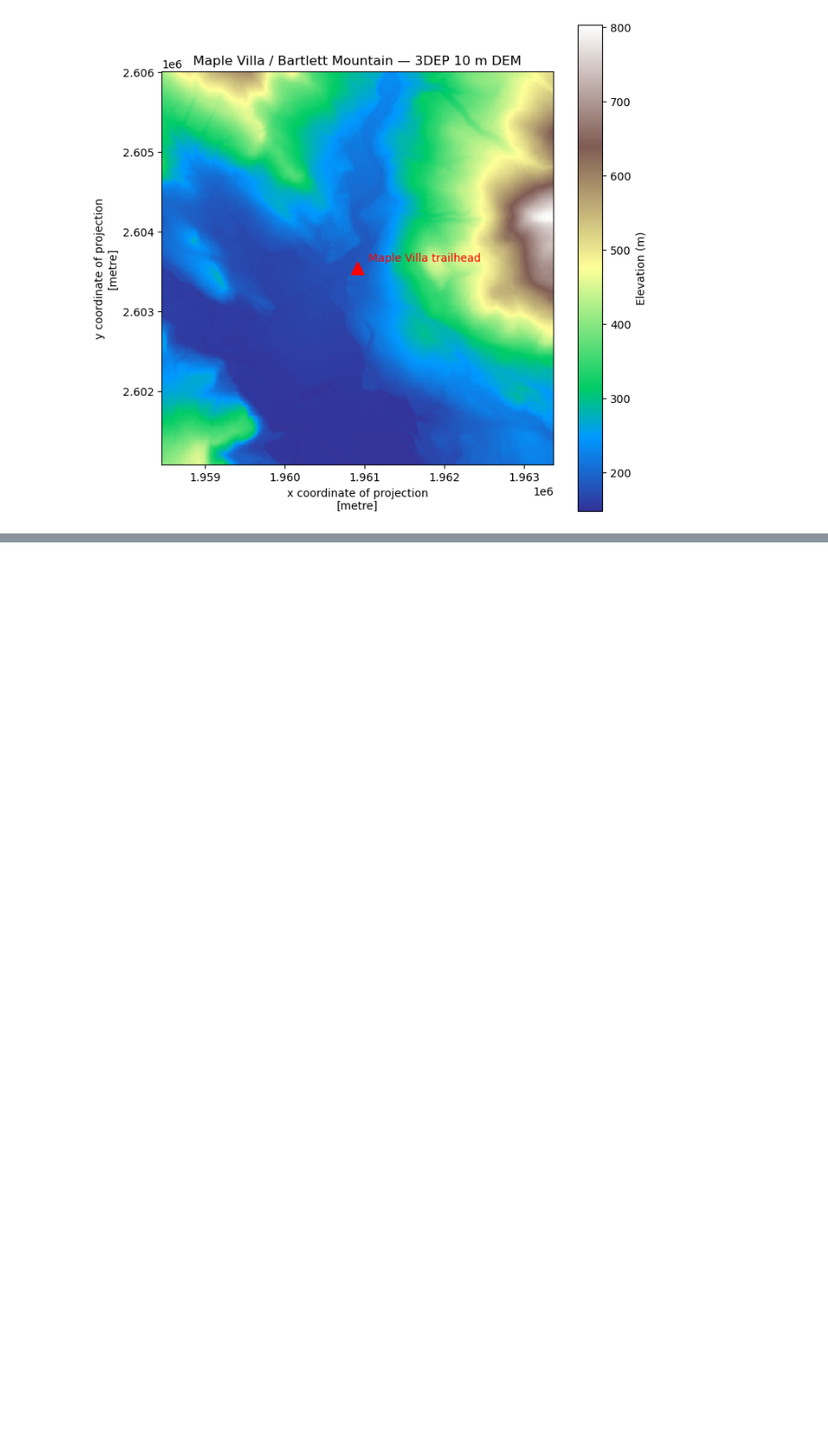
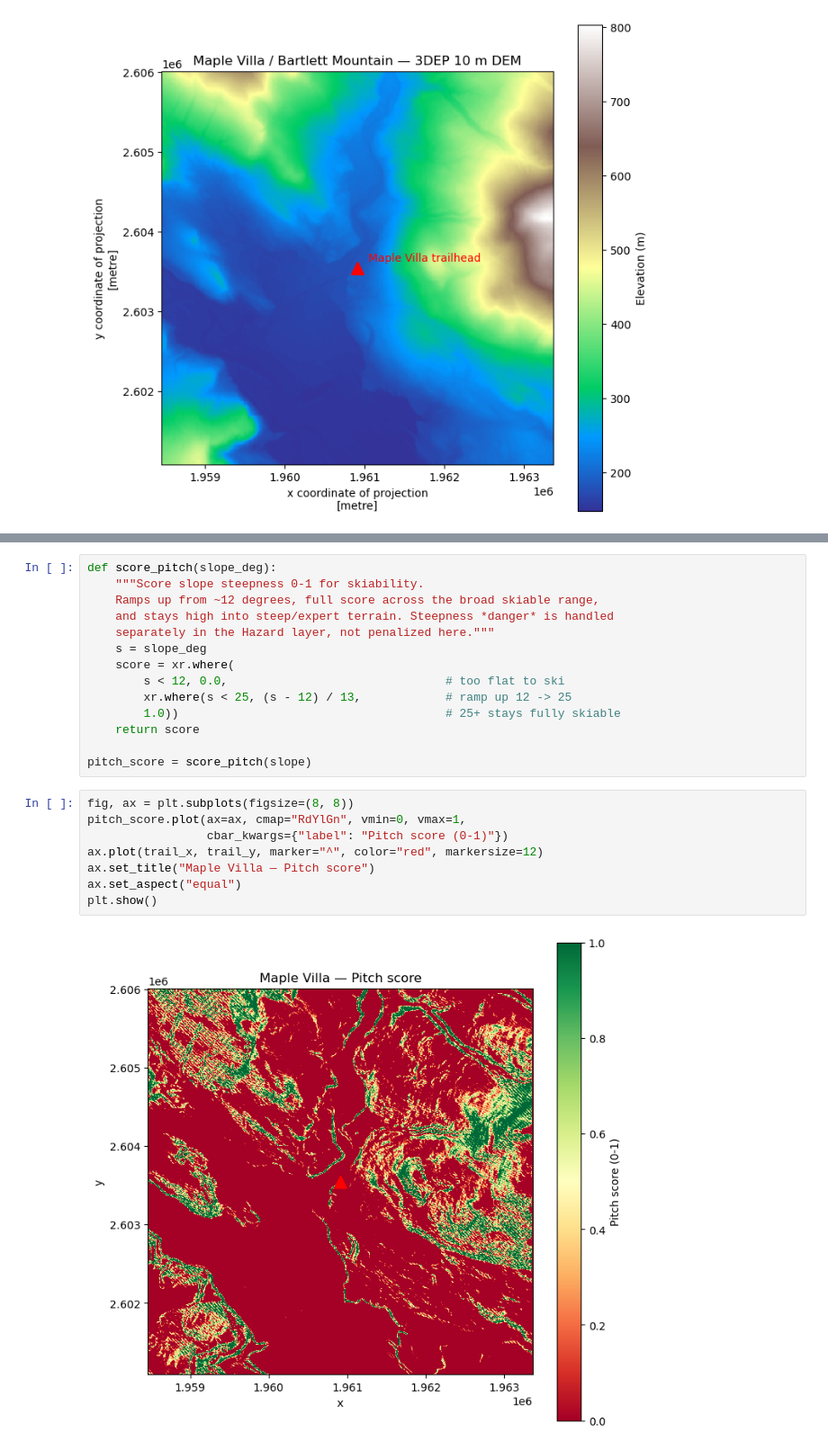
Before and after one commit to wernerns/POACH, a Jupyter notebook: notebooks/01_maple_villa_dem.ipynb, the cells around one changed output, grey strips where cells are left out. Shown at 90% size. Drawn from its saved outputs; the diff is of its cells as text; blank space fills up the shorter version.

```diff
--- a/notebooks/01_maple_villa_dem.ipynb
+++ b/notebooks/01_maple_villa_dem.ipynb
@@ -74,0 +151,24 @@ plt.show()
+# %%
+def score_pitch(slope_deg):
+    """Score slope steepness 0-1 for skiability.
+    Ramps up from ~12 degrees, full score across the broad skiable range,
+    and stays high into steep/expert terrain. Steepness *danger* is handled
+    separately in the Hazard layer, not penalized here."""
+    s = slope_deg
+    score = xr.where(
+        s < 12, 0.0,                               # too flat to ski
+        xr.where(s < 25, (s - 12) / 13,            # ramp up 12 -> 25
+        1.0))                                      # 25+ stays fully skiable
+    return score
+
+pitch_score = score_pitch(slope)
+# %%
+fig, ax = plt.subplots(figsize=(8, 8))
+pitch_score.plot(ax=ax, cmap="RdYlGn", vmin=0, vmax=1,
+                 cbar_kwargs={"label": "Pitch score (0-1)"})
+ax.plot(trail_x, trail_y, marker="^", color="red", markersize=12)
+ax.set_title("Maple Villa — Pitch score")
+ax.set_aspect("equal")
+plt.show()
+# %% [output]
+[figure, added]
```
Also changed, not shown: parts of 6 cells of this notebook.
